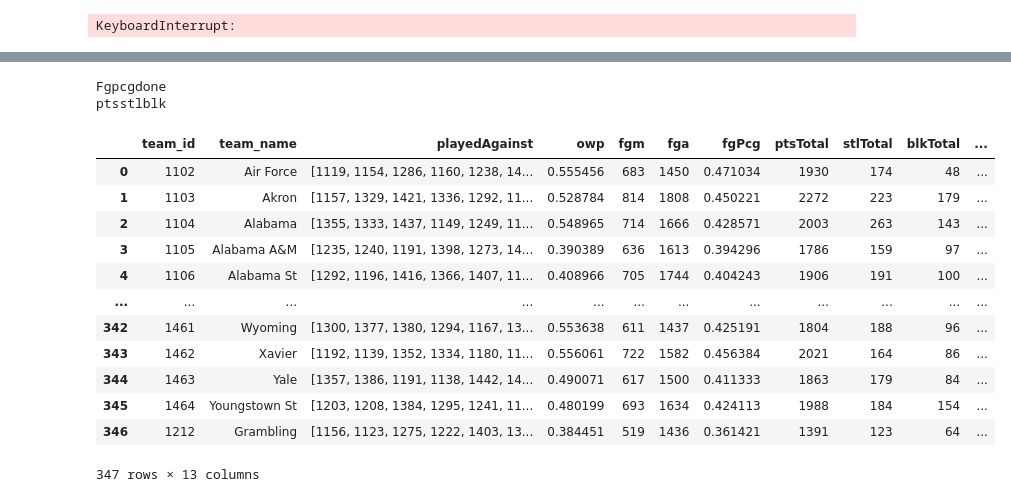
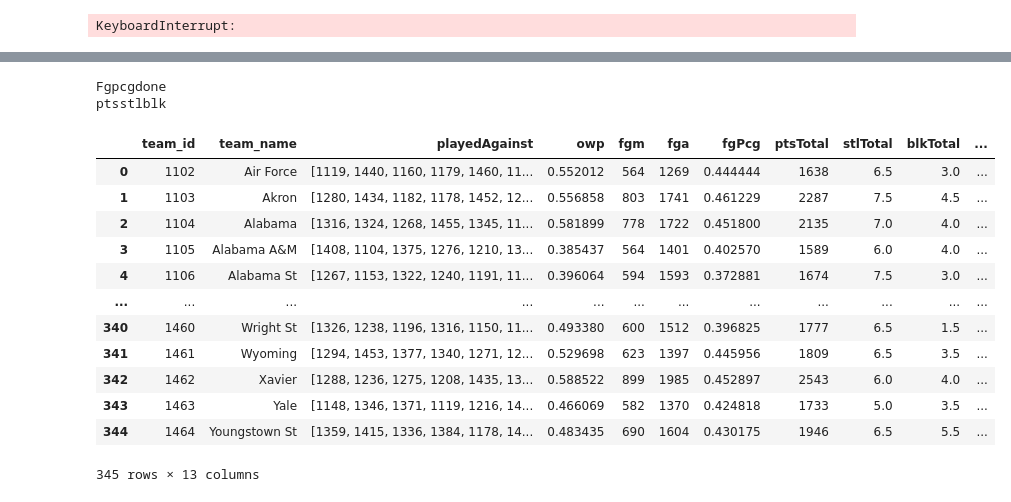
Before and after one commit to ZvonimirRavlic/UUZOP-Projekt, a Jupyter notebook: projekt2.ipynb, the cells around one changed output, grey strips where cells are left out. Cells and saved outputs as stored; diff of their text form; code cells hidden in the pictures.

```diff
--- a/projekt2.ipynb
+++ b/projekt2.ipynb
@@ -653,44 +640,63 @@ for i, row1 in teams.iterrows():
     sumPts = 0
     sumStl = 0
     sumBlk = 0
+    gamesPlayed = 0
     for j, row2 in training_set.iterrows():
         if row1['team_id'] == row2['wteam']:
             sumPts = sumPts + row2['wscore']
             sumStl = sumStl + row2['wstl']
             sumBlk = sumBlk + row2['wblk']
+            gamesPlayed = gamesPlayed + 1
         if row1['team_id'] == row2['lteam']:
             sumPts = sumPts + row2['lscore']
             sumStl = sumStl + row2['lstl']
             sumBlk = sumBlk + row2['lblk']
+            gamesPlayed = gamesPlayed + 1
     ptsTotal.append(sumPts)
-    stlTotal.append(sumStl)
-    blkTotal.append(sumBlk)
+    stlTotal.append(round(sumStl / gamesPlayed * 2) / 2)
+    blkTotal.append(round(sumBlk / gamesPlayed * 2) / 2)
 teams["ptsTotal"] = ptsTotal
 teams["stlTotal"] = stlTotal
 teams["blkTotal"] = blkTotal
 teams.reset_index()
 training_set.reset_index()
 won = []
 played = []
 wp = []
 print("ptsstlblk")
 for i, row1 in teams.iterrows():
     wonCnt = 0
     playedCnt = 0
     for j, row2 in training_set.iterrows():
         if row1['team_id'] == row2['wteam']:
             wonCnt = wonCnt + 1
             playedCnt = playedCnt + 1
         if row1['team_id'] == row2['lteam']:
             playedCnt = playedCnt + 1
     won.append(wonCnt)
     played.append(playedCnt)
     wp.append(wonCnt / playedCnt)
 teams["won"] = won
 teams["played"] = played
 teams["wp"] = wp
 teams.to_csv("total2012.csv", index=False)
 teams
+# %% [output]
+Fgpcgdone
+ptsstlblk
+|  | team_id | team_name | playedAgainst | owp | fgm | fga | fgPcg | ptsTotal | stlTotal | blkTotal | ... |
+| 0 | 1102 | Air Force | [1119, 1440, 1160, 1179, 1460, 11... | 0.552012 | 564 | 1269 | 0.444444 | 1638 | 6.5 | 3.0 | ... |
+| 1 | 1103 | Akron | [1280, 1434, 1182, 1178, 1452, 12... | 0.556858 | 803 | 1741 | 0.461229 | 2287 | 7.5 | 4.5 | ... |
+| 2 | 1104 | Alabama | [1316, 1324, 1268, 1455, 1345, 11... | 0.581899 | 778 | 1722 | 0.451800 | 2135 | 7.0 | 4.0 | ... |
+| 3 | 1105 | Alabama A&M | [1408, 1104, 1375, 1276, 1210, 13... | 0.385437 | 564 | 1401 | 0.402570 | 1589 | 6.0 | 4.0 | ... |
+| 4 | 1106 | Alabama St | [1267, 1153, 1322, 1240, 1191, 11... | 0.396064 | 594 | 1593 | 0.372881 | 1674 | 7.5 | 3.0 | ... |
+| ... | ... | ... | ... | ... | ... | ... | ... | ... | ... | ... | ... |
+| 340 | 1460 | Wright St | [1326, 1238, 1196, 1316, 1150, 11... | 0.493380 | 600 | 1512 | 0.396825 | 1777 | 6.5 | 1.5 | ... |
+| 341 | 1461 | Wyoming | [1294, 1453, 1377, 1340, 1271, 12... | 0.529698 | 623 | 1397 | 0.445956 | 1809 | 6.5 | 3.5 | ... |
+| 342 | 1462 | Xavier | [1288, 1236, 1275, 1208, 1435, 13... | 0.588522 | 899 | 1985 | 0.452897 | 2543 | 6.0 | 4.0 | ... |
+| 343 | 1463 | Yale | [1148, 1346, 1371, 1119, 1216, 14... | 0.466069 | 582 | 1370 | 0.424818 | 1733 | 5.0 | 3.5 | ... |
+| 344 | 1464 | Youngstown St | [1359, 1415, 1336, 1384, 1178, 14... | 0.483435 | 690 | 1604 | 0.430175 | 1946 | 6.5 | 5.5 | ... |
+345 rows × 13 columns
 # %%
 teams = pd.read_csv("against2013.csv")
 
@@ -732,18 +738,21 @@ for i, row1 in teams.iterrows():
     sumPts = 0
     sumStl = 0
     sumBlk = 0
+    gamesPlayed = 0
     for j, row2 in training_set.iterrows():
         if row1['team_id'] == row2['wteam']:
             sumPts = sumPts + row2['wscore']
             sumStl = sumStl + row2['wstl']
             sumBlk = sumBlk + row2['wblk']
+            gamesPlayed = gamesPlayed + 1
         if row1['team_id'] == row2['lteam']:
             sumPts = sumPts + row2['lscore']
             sumStl = sumStl + row2['lstl']
             sumBlk = sumBlk + row2['lblk']
+            gamesPlayed = gamesPlayed + 1
     ptsTotal.append(sumPts)
-    stlTotal.append(sumStl)
-    blkTotal.append(sumBlk)
+    stlTotal.append(round(sumStl / gamesPlayed * 2) / 2)
+    blkTotal.append(round(sumBlk / gamesPlayed * 2) / 2)
 teams["ptsTotal"] = ptsTotal
 teams["stlTotal"] = stlTotal
 teams["blkTotal"] = blkTotal
@@ -770,22 +779,6 @@ teams["played"] = played
 teams["wp"] = wp
 teams.to_csv("total2013.csv", index=False)
 teams
-# %% [output]
-Fgpcgdone
-ptsstlblk
-|  | team_id | team_name | playedAgainst | owp | fgm | fga | fgPcg | ptsTotal | stlTotal | blkTotal | ... |
-| 0 | 1102 | Air Force | [1119, 1154, 1286, 1160, 1238, 14... | 0.555456 | 683 | 1450 | 0.471034 | 1930 | 174 | 48 | ... |
-| 1 | 1103 | Akron | [1157, 1329, 1421, 1336, 1292, 11... | 0.528784 | 814 | 1808 | 0.450221 | 2272 | 223 | 179 | ... |
-| 2 | 1104 | Alabama | [1355, 1333, 1437, 1149, 1249, 11... | 0.548965 | 714 | 1666 | 0.428571 | 2003 | 263 | 143 | ... |
-| 3 | 1105 | Alabama A&M | [1235, 1240, 1191, 1398, 1273, 14... | 0.390389 | 636 | 1613 | 0.394296 | 1786 | 159 | 97 | ... |
-| 4 | 1106 | Alabama St | [1292, 1196, 1416, 1366, 1407, 11... | 0.408966 | 705 | 1744 | 0.404243 | 1906 | 191 | 100 | ... |
-| ... | ... | ... | ... | ... | ... | ... | ... | ... | ... | ... | ... |
-| 342 | 1461 | Wyoming | [1300, 1377, 1380, 1294, 1167, 13... | 0.553638 | 611 | 1437 | 0.425191 | 1804 | 188 | 96 | ... |
-| 343 | 1462 | Xavier | [1192, 1139, 1352, 1334, 1180, 11... | 0.556061 | 722 | 1582 | 0.456384 | 2021 | 164 | 86 | ... |
-| 344 | 1463 | Yale | [1357, 1386, 1191, 1138, 1442, 14... | 0.490071 | 617 | 1500 | 0.411333 | 1863 | 179 | 84 | ... |
-| 345 | 1464 | Youngstown St | [1203, 1208, 1384, 1295, 1241, 11... | 0.480199 | 693 | 1634 | 0.424113 | 1988 | 184 | 154 | ... |
-| 346 | 1212 | Grambling | [1156, 1123, 1275, 1222, 1403, 13... | 0.384451 | 519 | 1436 | 0.361421 | 1391 | 123 | 64 | ... |
-347 rows × 13 columns
 # %%
 teams = pd.read_csv("against2014.csv")
 
```
Also changed, not shown: parts of 25 cells of this notebook, 10 other files.
